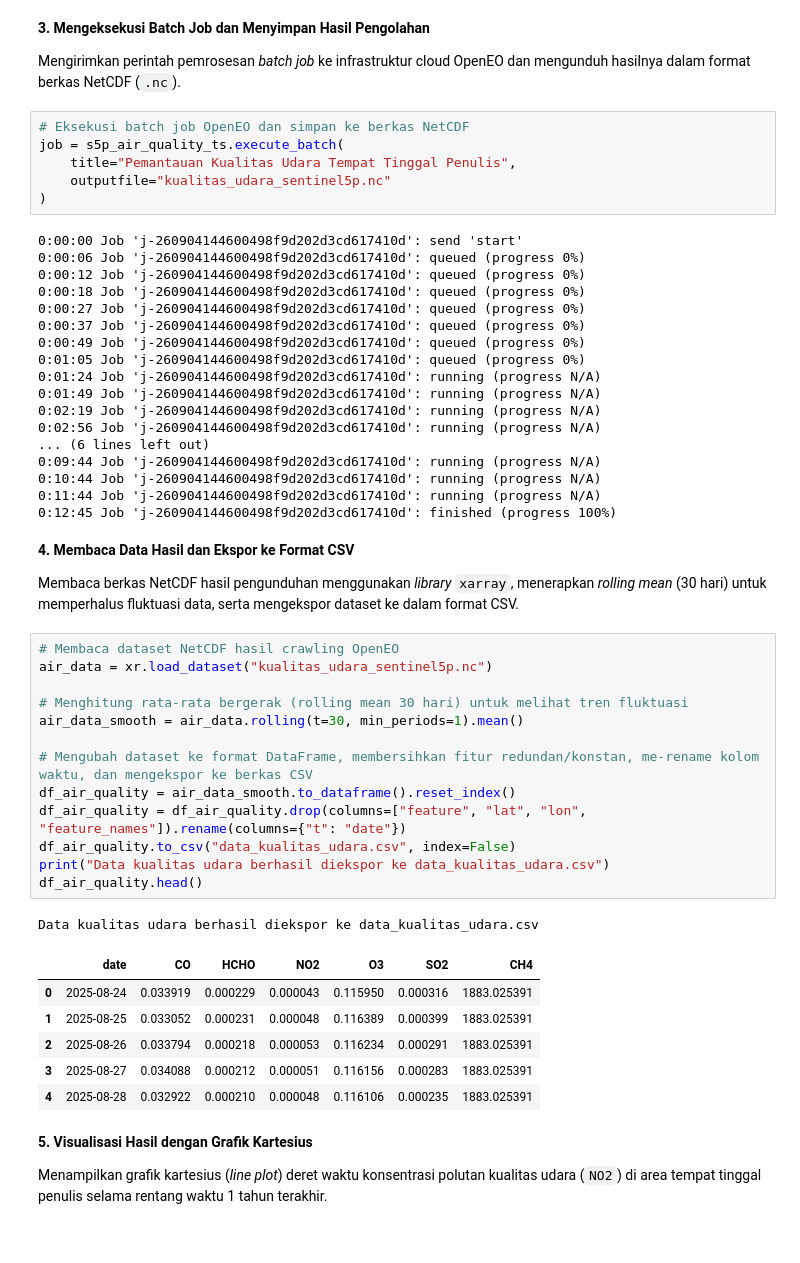
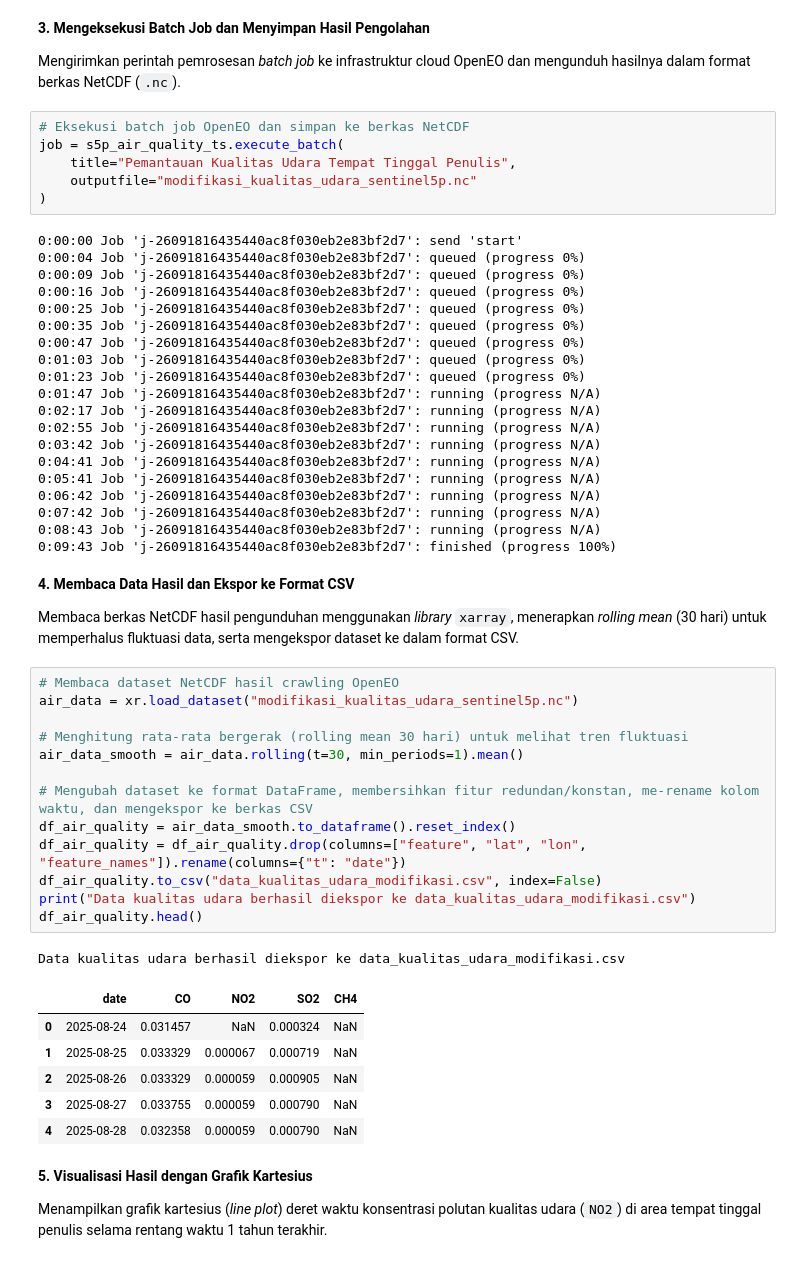
Before and after one commit to Nacxht/proyek-sains-data, a Jupyter notebook: src/tugas-1/tugas_1.ipynb, the cells around one changed output. Cells and saved outputs as stored; diff of their text form.

```diff
--- a/src/tugas-1/tugas_1.ipynb
+++ b/src/tugas-1/tugas_1.ipynb
@@ -327,51 +749,53 @@ Mengirimkan perintah pemrosesan _batch job_ ke infrastruktur cloud OpenEO dan me
 # Eksekusi batch job OpenEO dan simpan ke berkas NetCDF
 job = s5p_air_quality_ts.execute_batch(
     title="Pemantauan Kualitas Udara Tempat Tinggal Penulis",
-    outputfile="kualitas_udara_sentinel5p.nc"
+    outputfile="modifikasi_kualitas_udara_sentinel5p.nc"
 )
 # %% [output]
-0:00:00 Job 'j-260904144600498f9d202d3cd617410d': send 'start'
-0:00:06 Job 'j-260904144600498f9d202d3cd617410d': queued (progress 0%)
-0:00:12 Job 'j-260904144600498f9d202d3cd617410d': queued (progress 0%)
-0:00:18 Job 'j-260904144600498f9d202d3cd617410d': queued (progress 0%)
-0:00:27 Job 'j-260904144600498f9d202d3cd617410d': queued (progress 0%)
-0:00:37 Job 'j-260904144600498f9d202d3cd617410d': queued (progress 0%)
-0:00:49 Job 'j-260904144600498f9d202d3cd617410d': queued (progress 0%)
-0:01:05 Job 'j-260904144600498f9d202d3cd617410d': queued (progress 0%)
-0:01:24 Job 'j-260904144600498f9d202d3cd617410d': running (progress N/A)
-0:01:49 Job 'j-260904144600498f9d202d3cd617410d': running (progress N/A)
-0:02:19 Job 'j-260904144600498f9d202d3cd617410d': running (progress N/A)
-0:02:56 Job 'j-260904144600498f9d202d3cd617410d': running (progress N/A)
-... (6 lines left out)
-0:09:44 Job 'j-260904144600498f9d202d3cd617410d': running (progress N/A)
-0:10:44 Job 'j-260904144600498f9d202d3cd617410d': running (progress N/A)
-0:11:44 Job 'j-260904144600498f9d202d3cd617410d': running (progress N/A)
-0:12:45 Job 'j-260904144600498f9d202d3cd617410d': finished (progress 100%)
+0:00:00 Job 'j-26091816435440ac8f030eb2e83bf2d7': send 'start'
+0:00:04 Job 'j-26091816435440ac8f030eb2e83bf2d7': queued (progress 0%)
+0:00:09 Job 'j-26091816435440ac8f030eb2e83bf2d7': queued (progress 0%)
+0:00:16 Job 'j-26091816435440ac8f030eb2e83bf2d7': queued (progress 0%)
+0:00:25 Job 'j-26091816435440ac8f030eb2e83bf2d7': queued (progress 0%)
+0:00:35 Job 'j-26091816435440ac8f030eb2e83bf2d7': queued (progress 0%)
+0:00:47 Job 'j-26091816435440ac8f030eb2e83bf2d7': queued (progress 0%)
+0:01:03 Job 'j-26091816435440ac8f030eb2e83bf2d7': queued (progress 0%)
+0:01:23 Job 'j-26091816435440ac8f030eb2e83bf2d7': queued (progress 0%)
+0:01:47 Job 'j-26091816435440ac8f030eb2e83bf2d7': running (progress N/A)
+0:02:17 Job 'j-26091816435440ac8f030eb2e83bf2d7': running (progress N/A)
+0:02:55 Job 'j-26091816435440ac8f030eb2e83bf2d7': running (progress N/A)
+0:03:42 Job 'j-26091816435440ac8f030eb2e83bf2d7': running (progress N/A)
+0:04:41 Job 'j-26091816435440ac8f030eb2e83bf2d7': running (progress N/A)
+0:05:41 Job 'j-26091816435440ac8f030eb2e83bf2d7': running (progress N/A)
+0:06:42 Job 'j-26091816435440ac8f030eb2e83bf2d7': running (progress N/A)
+0:07:42 Job 'j-26091816435440ac8f030eb2e83bf2d7': running (progress N/A)
+0:08:43 Job 'j-26091816435440ac8f030eb2e83bf2d7': running (progress N/A)
+0:09:43 Job 'j-26091816435440ac8f030eb2e83bf2d7': finished (progress 100%)
 # %% [markdown]
 **4. Membaca Data Hasil dan Ekspor ke Format CSV**
 
 Membaca berkas NetCDF hasil pengunduhan menggunakan _library_ `xarray`, menerapkan _rolling mean_ (30 hari) untuk memperhalus fluktuasi data, serta mengekspor dataset ke dalam format CSV.
 # %%
 # Membaca dataset NetCDF hasil crawling OpenEO
-air_data = xr.load_dataset("kualitas_udara_sentinel5p.nc")
+air_data = xr.load_dataset("modifikasi_kualitas_udara_sentinel5p.nc")
 
 # Menghitung rata-rata bergerak (rolling mean 30 hari) untuk melihat tren fluktuasi
 air_data_smooth = air_data.rolling(t=30, min_periods=1).mean()
 
 # Mengubah dataset ke format DataFrame, membersihkan fitur redundan/konstan, me-rename kolom waktu, dan mengekspor ke berkas CSV
 df_air_quality = air_data_smooth.to_dataframe().reset_index()
 df_air_quality = df_air_quality.drop(columns=["feature", "lat", "lon", "feature_names"]).rename(columns={"t": "date"})
-df_air_quality.to_csv("data_kualitas_udara.csv", index=False)
-print("Data kualitas udara berhasil diekspor ke data_kualitas_udara.csv")
+df_air_quality.to_csv("data_kualitas_udara_modifikasi.csv", index=False)
+print("Data kualitas udara berhasil diekspor ke data_kualitas_udara_modifikasi.csv")
 df_air_quality.head()
 # %% [output]
-Data kualitas udara berhasil diekspor ke data_kualitas_udara.csv
+Data kualitas udara berhasil diekspor ke data_kualitas_udara_modifikasi.csv
-|  | date | CO | HCHO | NO2 | O3 | SO2 | CH4 |
-| 0 | 2025-08-24 | 0.033919 | 0.000229 | 0.000043 | 0.115950 | 0.000316 | 1883.025391 |
-| 1 | 2025-08-25 | 0.033052 | 0.000231 | 0.000048 | 0.116389 | 0.000399 | 1883.025391 |
-| 2 | 2025-08-26 | 0.033794 | 0.000218 | 0.000053 | 0.116234 | 0.000291 | 1883.025391 |
-| 3 | 2025-08-27 | 0.034088 | 0.000212 | 0.000051 | 0.116156 | 0.000283 | 1883.025391 |
-| 4 | 2025-08-28 | 0.032922 | 0.000210 | 0.000048 | 0.116106 | 0.000235 | 1883.025391 |
+|  | date | CO | NO2 | SO2 | CH4 |
+| 0 | 2025-08-24 | 0.031457 | NaN | 0.000324 | NaN |
+| 1 | 2025-08-25 | 0.033329 | 0.000067 | 0.000719 | NaN |
+| 2 | 2025-08-26 | 0.033329 | 0.000059 | 0.000905 | NaN |
+| 3 | 2025-08-27 | 0.033755 | 0.000059 | 0.000790 | NaN |
+| 4 | 2025-08-28 | 0.032358 | 0.000059 | 0.000790 | NaN |
 # %% [markdown]
 **5. Visualisasi Hasil dengan Grafik Kartesius**
 
```
Also changed, not shown: parts of 9 cells of this notebook, 2 other files.
